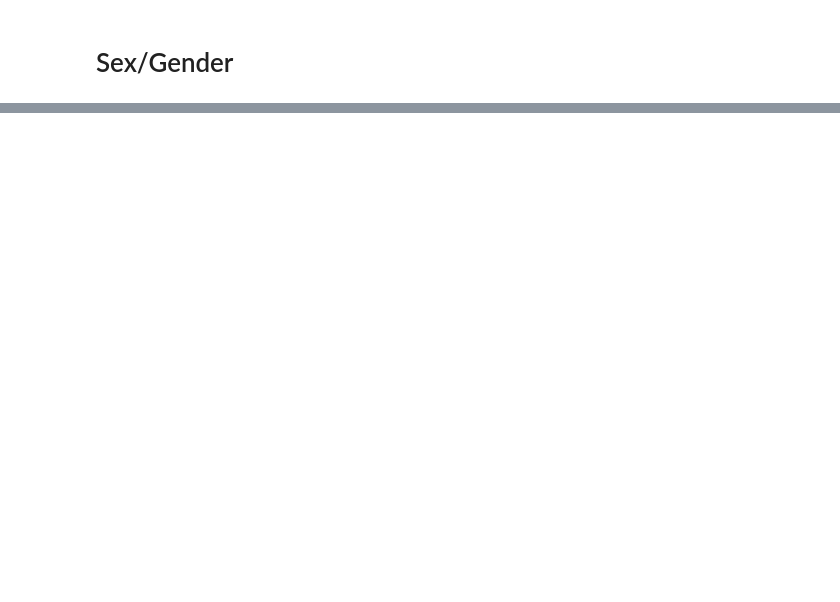
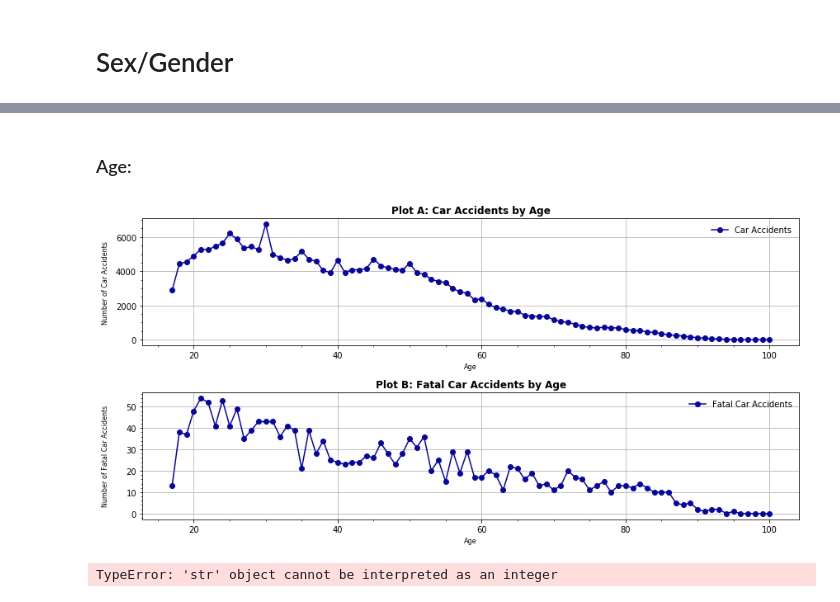
Before and after one commit to mathias2100/Group-30, a Jupyter notebook: Project - Descriptive.ipynb, the cells around one changed output, grey strips where cells are left out. Cells and saved outputs as stored; diff of their text form; code cells hidden in the pictures; blank space fills up the shorter version.

```diff
--- a/Project - Descriptive.ipynb
+++ b/Project - Descriptive.ipynb
@@ -231,0 +256,58 @@ plt.show()
+# %% [markdown]
+### Age:
+# %%
+#Maybe create new seperate data set:
+#agedata = joined[joined['Accident_Severity']==1]
+
+#We will only consider legal car drivers, which is 17 years old in UK. Focus on Car accidents in this one:
+age = []
+accident_per_age = []
+for i in range(17, max(joined['Age_of_Driver'])): #+1) perhaps?
+    age.append(i)
+    accident_per_age.append(len(joined[(joined['Age_of_Driver'] == i) ]))
+#print(age)
+#print(accident_per_age)
+
+age2 = []
+accident_per_age2 = []
+for i in range(17, max(joined['Age_of_Driver'])): #+1) perhaps?
+    age2.append(i)
+    accident_per_age2.append(len(joined[(joined['Age_of_Driver'] == i) & (joined['Vehicle_Type'] == 9) & (joined['Accident_Severity'] == 1) ]))
+#print(age2)
+#print(accident_per_age2)
+
+fig3, (ax6, ax7) = plt.subplots(nrows=2, ncols=1, figsize=(12, 6))
+
+#Figure 1:
+ax6.plot(age, accident_per_age, color='#0504aa', marker = 'o')
+ax6.legend(['Car Accidents'],loc='upper right',frameon=False)
+ax6.set_title('Plot A: Car Accidents by Age',fontweight="bold")
+ax6.set_ylabel('Number of Car Accidents', size =8)
+ax6.minorticks_on()
+ax6.set_xlabel('Age', size =8)
+ax6.get_yaxis().set_label_coords(-0.05,0.5)
+ax6.grid(True)
+
+#Figure2:
+ax7.plot(age2, accident_per_age2, color='#0504aa', marker = 'o')
+ax7.legend(['Fatal Car Accidents'],loc='upper right',frameon=False)
+ax7.set_title('Plot B: Fatal Car Accidents by Age', fontweight="bold")
+ax7.set_ylabel('Number of Fatal Car Accidents', size =8)
+ax7.minorticks_on()
+ax7.set_xlabel('Age', size =8)
+ax7.grid(True)
+ax7.get_yaxis().set_label_coords(-0.05,0.5)
+fig3.tight_layout()
+# %% [output]
+[figure, added]
+# %%
+date = []
+number_of_accidents_hour = []
+for i in range(min(joined['Date']), max(joined['Date'])):
+    data.append(i)
+    accidents_per_hour = len(joined[e == i])
+    number_of_accidents_hour.append(accidents_per_hour)
+#print(hour)
+#print(number_of_accidents)
+# %% [output]
+TypeError: 'str' object cannot be interpreted as an integer
```
Also changed, not shown: parts of 6 cells of this notebook.
